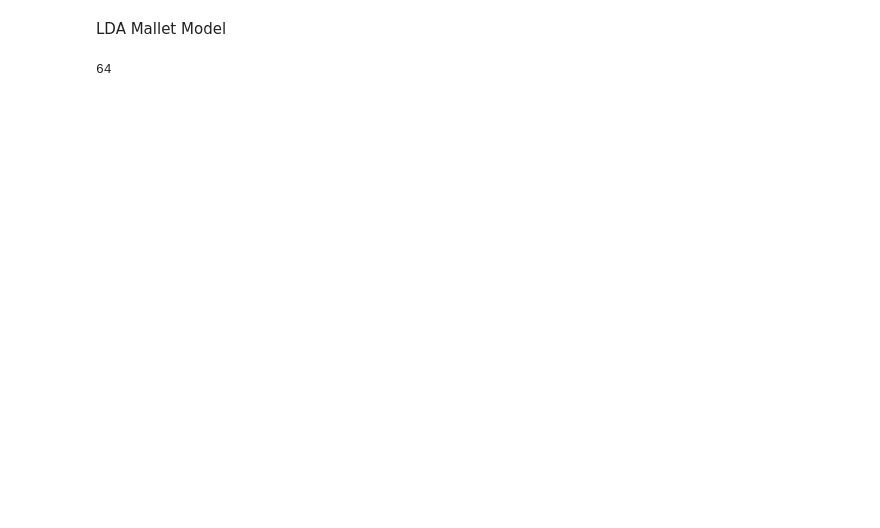
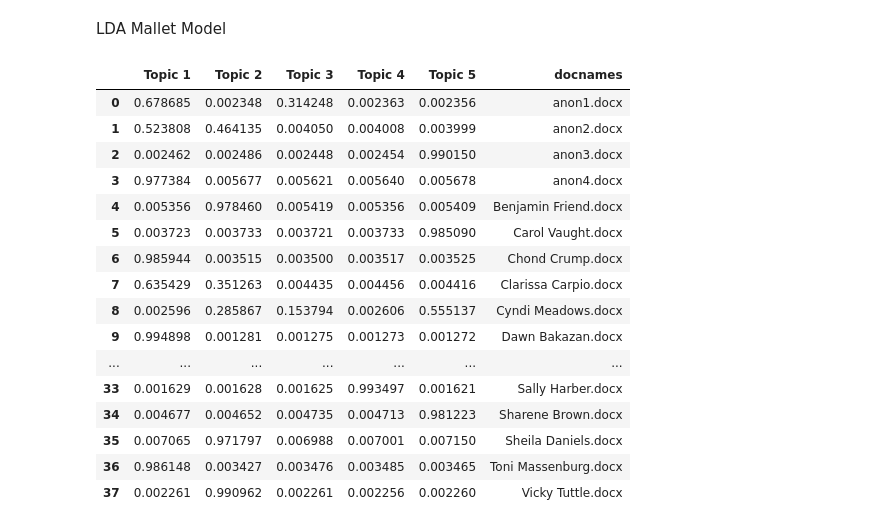
Before and after one commit to chairmanX/Python-Projects, a Jupyter notebook: Topic Modeling.ipynb, the cells around one changed output. Saved outputs shown, nothing was run; the diff lists cells and outputs as text; code cells hidden in the pictures; blank space fills up the shorter version.

```diff
--- a/Topic Modeling.ipynb
+++ b/Topic Modeling.ipynb
@@ -338,8 +350,3 @@ def _extract_data(topic_model, corpus, dictionary, doc_topic_dists=None):
             'doc_lengths': doc_lengths, 'vocab': vocab, 'term_frequency': term_freqs}
 # %%
 topic_model_data = _extract_data(lda_model, bow_corpus, dictionary, doc_topic_dists=None)
-# %%
-len(topic_model_data['doc_topic_dists'])
-#sum ting wong
-# %% [output]
-64
@@ -345,0 +359,27 @@ len(topic_model_data['doc_topic_dists'])
+# %%
+#put docnames and topic matrix into a dataframe
+import pandas as pd
+df = pd.DataFrame(doc_topic_dists_list)
+# %%
+df.columns = ['Topic 1', 'Topic 2', 'Topic 3', 'Topic 4', 'Topic 5'] #give columns names
+#need to add on docnames to the dataframe
+df['docnames'] = docnames
+df
+# %% [output]
+|  | Topic 1 | Topic 2 | Topic 3 | Topic 4 | Topic 5 | docnames |
+| 0 | 0.678685 | 0.002348 | 0.314248 | 0.002363 | 0.002356 | anon1.docx |
+| 1 | 0.523808 | 0.464135 | 0.004050 | 0.004008 | 0.003999 | anon2.docx |
+| 2 | 0.002462 | 0.002486 | 0.002448 | 0.002454 | 0.990150 | anon3.docx |
+| 3 | 0.977384 | 0.005677 | 0.005621 | 0.005640 | 0.005678 | anon4.docx |
+| 4 | 0.005356 | 0.978460 | 0.005419 | 0.005356 | 0.005409 | Benjamin Friend.docx |
+| 5 | 0.003723 | 0.003733 | 0.003721 | 0.003733 | 0.985090 | Carol Vaught.docx |
+| 6 | 0.985944 | 0.003515 | 0.003500 | 0.003517 | 0.003525 | Chond Crump.docx |
+| 7 | 0.635429 | 0.351263 | 0.004435 | 0.004456 | 0.004416 | Clarissa Carpio.docx |
+| 8 | 0.002596 | 0.285867 | 0.153794 | 0.002606 | 0.555137 | Cyndi Meadows.docx |
+| 9 | 0.994898 | 0.001281 | 0.001275 | 0.001273 | 0.001272 | Dawn Bakazan.docx |
+| ... | ... | ... | ... | ... | ... | ... |
+| 33 | 0.001629 | 0.001628 | 0.001625 | 0.993497 | 0.001621 | Sally Harber.docx |
+| 34 | 0.004677 | 0.004652 | 0.004735 | 0.004713 | 0.981223 | Sharene Brown.docx |
+| 35 | 0.007065 | 0.971797 | 0.006988 | 0.007001 | 0.007150 | Sheila Daniels.docx |
+| 36 | 0.986148 | 0.003427 | 0.003476 | 0.003485 | 0.003465 | Toni Massenburg.docx |
+| 37 | 0.002261 | 0.990962 | 0.002261 | 0.002256 | 0.002260 | Vicky Tuttle.docx |
```
Also changed, not shown: parts of 24 cells of this notebook.
